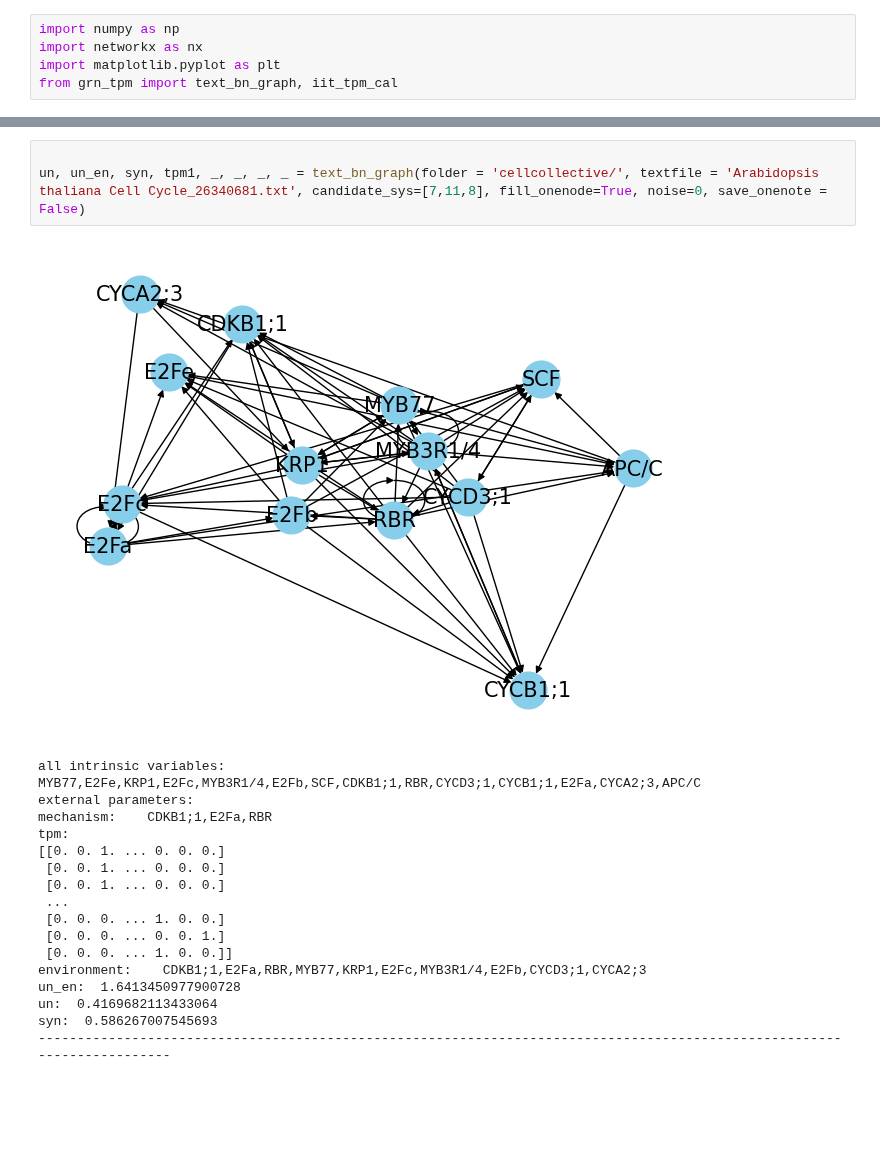
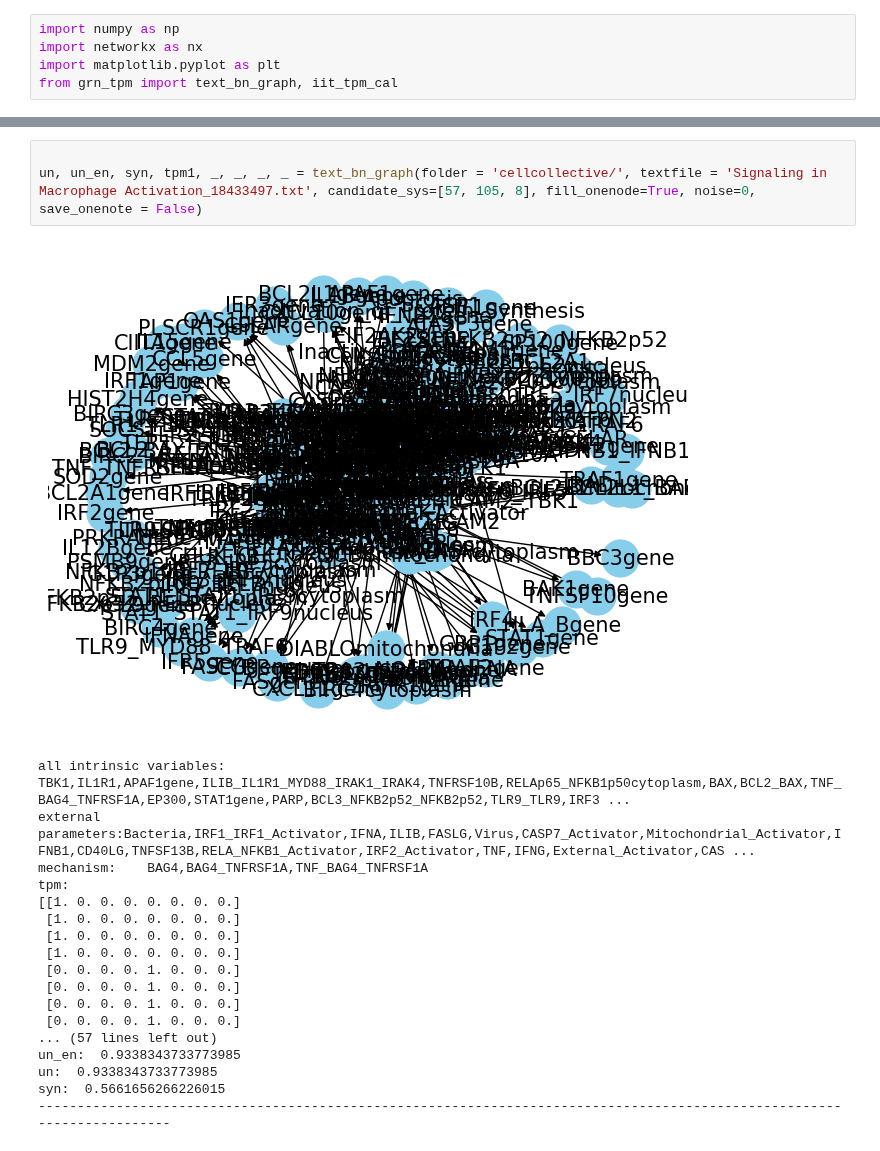
Before and after one commit to Lyn1216/Local-EI-project, a Jupyter notebook: exp/bool_network/grn/grn_serie_en.ipynb, the cells around one changed output, grey strips where cells are left out. Saved outputs shown, nothing was run; the diff lists cells and outputs as text; blank space fills up the shorter version.

```diff
--- a/exp/bool_network/grn/grn_serie_en.ipynb
+++ b/exp/bool_network/grn/grn_serie_en.ipynb
@@ -6,21 +73,22 @@ from grn_tpm import text_bn_graph, iit_tpm_cal
 # %%
 
-un, un_en, syn, tpm1, _, _, _, _ = text_bn_graph(folder = 'cellcollective/', textfile = 'Arabidopsis thaliana Cell Cycle_26340681.txt', candidate_sys=[7,11,8], fill_onenode=True, noise=0, save_onenote = False)
+un, un_en, syn, tpm1, _, _, _, _ = text_bn_graph(folder = 'cellcollective/', textfile = 'Signaling in Macrophage Activation_18433497.txt', candidate_sys=[57, 105, 8], fill_onenode=True, noise=0, save_onenote = False)
 # %% [output]
-[figure, old version]
+[figure, new version]
-all intrinsic variables: MYB77,E2Fe,KRP1,E2Fc,MYB3R1/4,E2Fb,SCF,CDKB1;1,RBR,CYCD3;1,CYCB1;1,E2Fa,CYCA2;3,APC/C
-external parameters:
-mechanism:    CDKB1;1,E2Fa,RBR
+all intrinsic variables: TBK1,IL1R1,APAF1gene,ILIB_IL1R1_MYD88_IRAK1_IRAK4,TNFRSF10B,RELAp65_NFKB1p50cytoplasm,BAX,BCL2_BAX,TNF_BAG4_TNFRSF1A,EP300,STAT1gene,PARP,BCL3_NFKB2p52_NFKB2p52,TLR9_TLR9,IRF3 ...
+external parameters:Bacteria,IRF1_IRF1_Activator,IFNA,ILIB,FASLG,Virus,CASP7_Activator,Mitochondrial_Activator,IFNB1,CD40LG,TNFSF13B,RELA_NFKB1_Activator,IRF2_Activator,TNF,IFNG,External_Activator,CAS ...
+mechanism:    BAG4,BAG4_TNFRSF1A,TNF_BAG4_TNFRSF1A
 tpm:
-[[0. 0. 1. ... 0. 0. 0.]
- [0. 0. 1. ... 0. 0. 0.]
- [0. 0. 1. ... 0. 0. 0.]
- ...
- [0. 0. 0. ... 1. 0. 0.]
- [0. 0. 0. ... 0. 0. 1.]
- [0. 0. 0. ... 1. 0. 0.]]
-environment:    CDKB1;1,E2Fa,RBR,MYB77,KRP1,E2Fc,MYB3R1/4,E2Fb,CYCD3;1,CYCA2;3
-un_en:  1.6413450977900728
-un:  0.4169682113433064
-syn:  0.586267007545693
+[[1. 0. 0. 0. 0. 0. 0. 0.]
+ [1. 0. 0. 0. 0. 0. 0. 0.]
+ [1. 0. 0. 0. 0. 0. 0. 0.]
+ [1. 0. 0. 0. 0. 0. 0. 0.]
+ [0. 0. 0. 0. 1. 0. 0. 0.]
+ [0. 0. 0. 0. 1. 0. 0. 0.]
+ [0. 0. 0. 0. 1. 0. 0. 0.]
+ [0. 0. 0. 0. 1. 0. 0. 0.]
+... (57 lines left out)
+un_en:  0.9338343733773985
+un:  0.9338343733773985
+syn:  0.5661656266226015
 ------------------------------------------------------------------------------------------------------------------------
```
Also changed, not shown: parts of 10 cells of this notebook.
